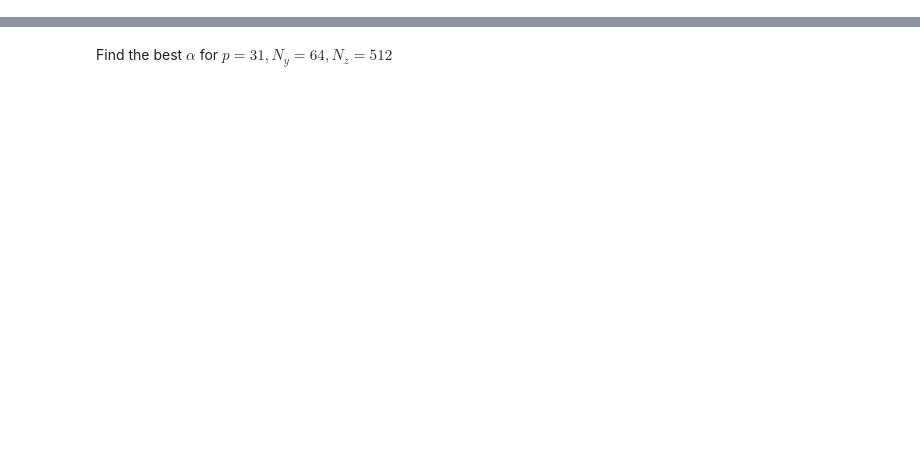
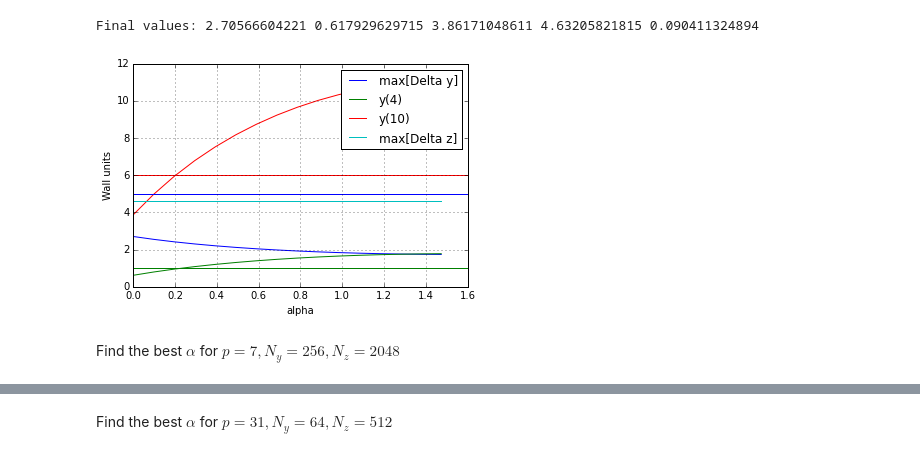
Before and after one commit to maxhutch/sem, a Jupyter notebook: Ducts.ipynb, the cells around one changed output, grey strips where cells are left out. Cells and saved outputs as stored; diff of their text form; code cells hidden in the pictures; blank space fills up the shorter version.

```diff
--- a/Ducts.ipynb
+++ b/Ducts.ipynb
@@ -51,0 +56,25 @@ def plot_units(yms, y1s, y10s, zms, line=None):
+# %%
+alphs = list(np.linspace(0,pi/2, 16, endpoint=False))
+Re=60;
+N = 15
+Nl = 8
+Nz = 64
+yms = []; y1s = []; y10s = []; zms = []
+for alph in alphs:
+    yl=mesh(alph, Nl)
+    ym, y1, y10, zm, cm = wall_units(yl,Nz, N,Re)
+    yms.append(ym)
+    y1s.append(y1)
+    y10s.append(y10)
+    zms.append(zm)
+
+alpha = 0.0
+plot_units(yms, y1s, y10s, zms, alpha)
+yl=mesh(alpha, Nl)
+ym, y1, y10, zm, cm = wall_units(yl,Nz, N,Re)
+print("Final values:", ym, y1, y10, zm, cm)
+# %% [output]
+Final values: 2.70566604221 0.617929629715 3.86171048611 4.63205821815 0.090411324894
+[figure, added]
+# %% [markdown]
+Find the best $\alpha$ for $p = 7, N_y = 256, N_z = 2048$
```
Also changed, not shown: parts of 15 cells of this notebook, 2 other files.
